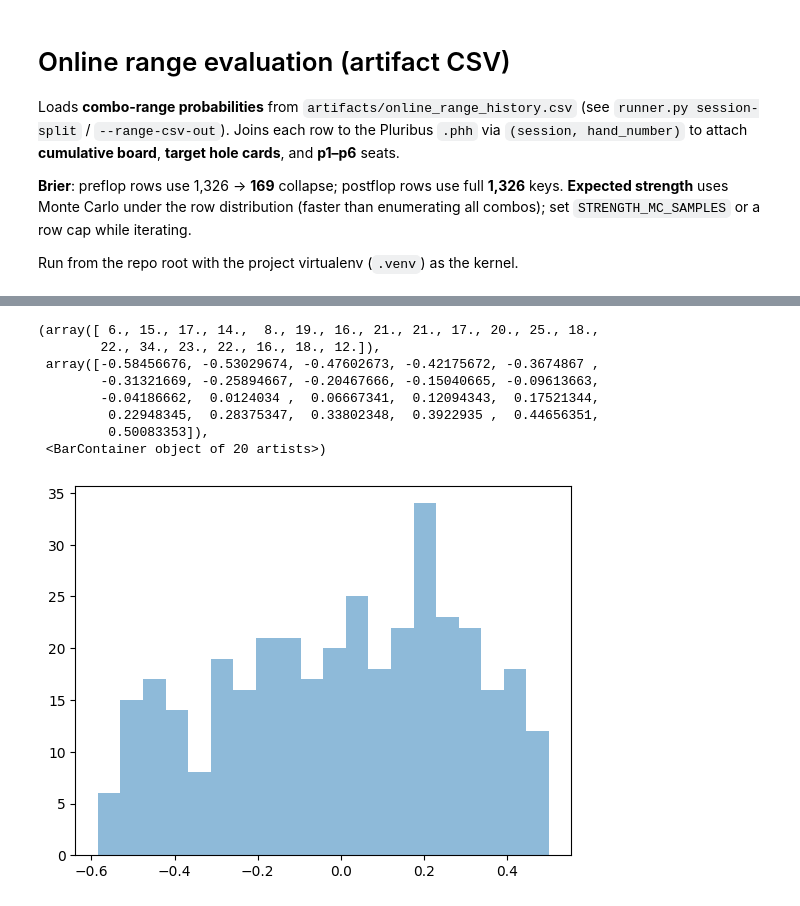
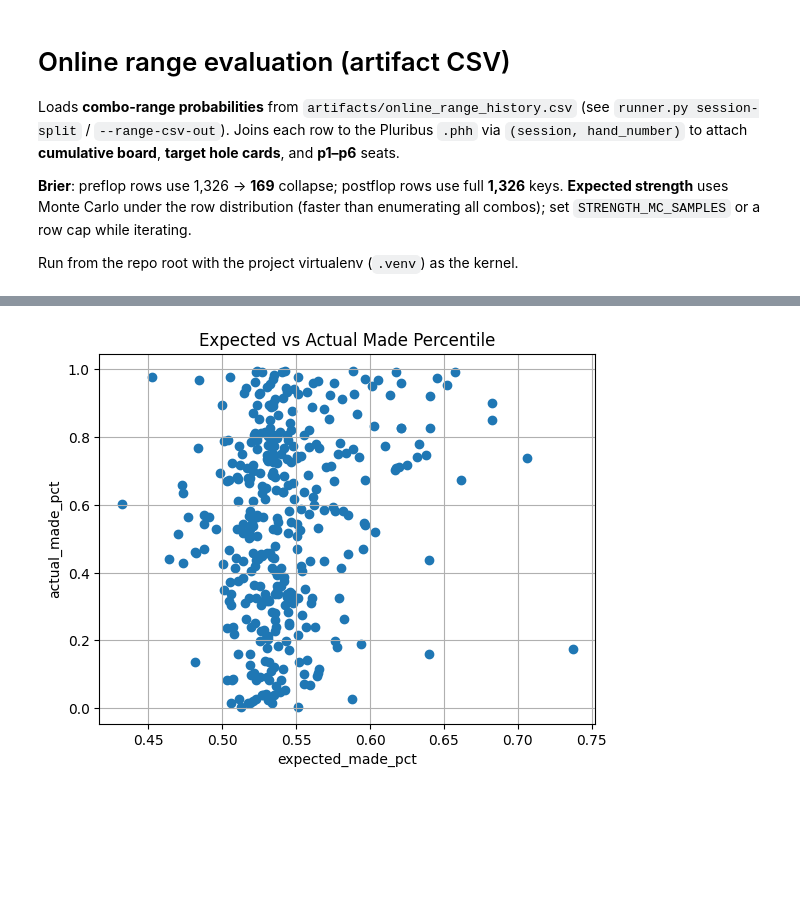
Before and after one commit to kevmatliu/bayesian-poker, a Jupyter notebook: evaluation.ipynb, the cells around one changed output, grey strips where cells are left out. Drawn from its saved outputs; the diff is of its cells as text; code cells hidden in the pictures; blank space fills up the shorter version.

```diff
--- a/evaluation.ipynb
+++ b/evaluation.ipynb
@@ -148,12 +144,0 @@ plt.show()
-# %%
-plt.hist(df['actual_made_pct'] - df['expected_made_pct'], bins=20, alpha=0.5, label='Actual Made %')
-# %% [output]
-(array([ 6., 15., 17., 14.,  8., 19., 16., 21., 21., 17., 20., 25., 18.,
-        22., 34., 23., 22., 16., 18., 12.]),
- array([-0.58456676, -0.53029674, -0.47602673, -0.42175672, -0.3674867 ,
-        -0.31321669, -0.25894667, -0.20467666, -0.15040665, -0.09613663,
-        -0.04186662,  0.0124034 ,  0.06667341,  0.12094343,  0.17521344,
-         0.22948345,  0.28375347,  0.33802348,  0.3922935 ,  0.44656351,
-         0.50083353]),
- <BarContainer object of 20 artists>)
-[figure, removed]
@@ -159,0 +147,9 @@ plt.hist(df['actual_made_pct'] - df['expected_made_pct'], bins=20, alpha=0.5, la
+# %%
+plt.scatter(df["expected_made_pct"], df["actual_made_pct"])
+plt.xlabel("expected_made_pct")
+plt.ylabel("actual_made_pct")
+plt.title("Expected vs Actual Made Percentile")
+plt.grid()
+plt.show()
+# %% [output]
+[figure, added]
```
Also changed, not shown: parts of 6 cells of this notebook, 33 other files.
